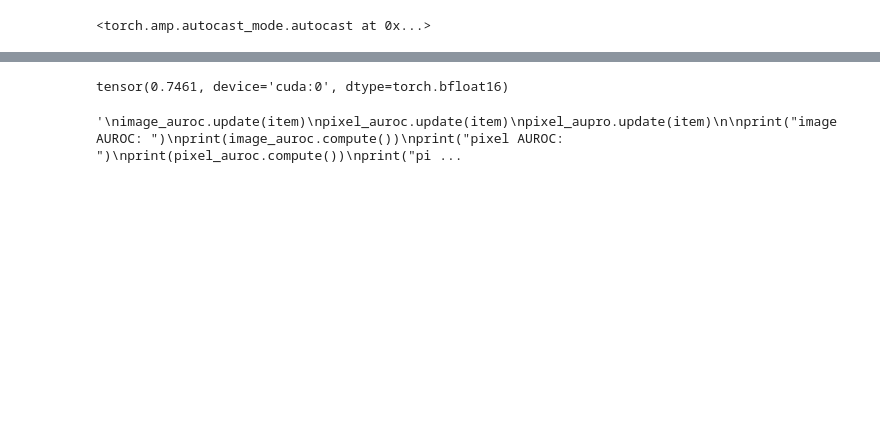
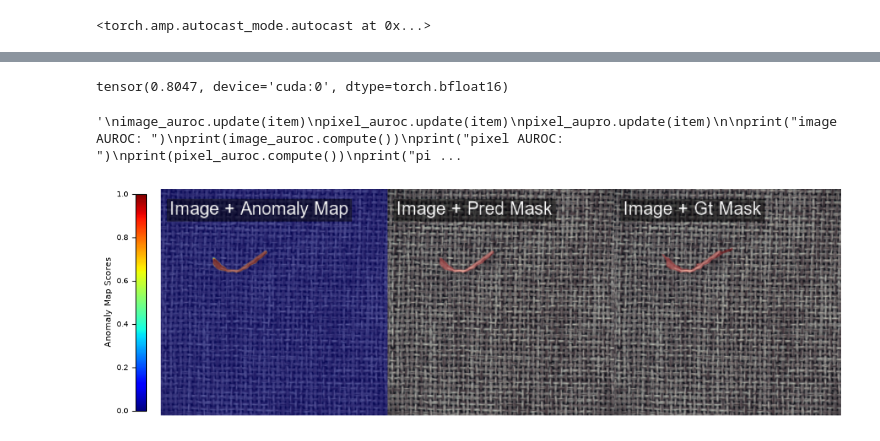
Before and after one commit to Valdo0811/Bachelor, a Jupyter notebook: test.ipynb, the cells around one changed output, grey strips where cells are left out. Saved outputs shown, nothing was run; the diff lists cells and outputs as text; code cells hidden in the pictures; blank space fills up the shorter version.

```diff
--- a/test.ipynb
+++ b/test.ipynb
@@ -42,6 +42,8 @@ from anomalib.data.dataclasses.torch import ImageBatch, ImageItem
 from torchvision import transforms
 from anomalib.visualization.image.item_visualizer import visualize_image_item
 from anomalib.visualization import visualize_anomaly_map
+import numpy as np
+import matplotlib.pyplot as plt
 image_auroc = AUROC(fields=["pred_score", "gt_label"], prefix="image")
 pixel_auroc = AUROC(fields=["anomaly_map", "gt_mask"], prefix="pixel")
 pixel_aupro = AUPRO(fpr_limit=0.3,fields=["anomaly_map", "gt_mask"])
@@ -76,33 +78,62 @@ item = ImageItem(
     anomaly_map = single_map
 )
 
 
 
 vis_result = visualize_image_item(item, overlay_fields=[("image", ["anomaly_map"]),
                                                         ("image", ["pred_mask"]),
                                                         ("image", ["gt_mask"])],
                                     overlay_fields_config={
                                         "anomaly_map": {"colormap": True, "normalize": True},
                                         "pred_mask": {"mode": "fill", "color": (255, 0, 0), "alpha": 0.5},
                                         "gt_mask": {"mode": "fill", "color": (255, 0, 0), "alpha": 0.5}},
                                     text_config={
                                         "font": "arial.ttf",
                                         "size": 20
                                     }
                                 )
-vis_result.save(f"visualizations/vis.png")
-del vis_result
+
+fig, ax = plt.subplots(figsize=(10, 6))
+
+ax.imshow(np.asarray(vis_result))
+ax.axis("off")
+
+cmap = plt.cm.jet
+norm = plt.Normalize(vmin=0, vmax=1)
+
+sm = plt.cm.ScalarMappable(cmap=cmap, norm=norm)
+sm.set_array([])
+
+cbar = fig.colorbar(
+    sm,
+    ax=ax,
+    location="left",
+    fraction=0.025,
+    pad=0.02,
+    shrink=0.5,
+    aspect=20,
+)
+
+cbar.set_label("Anomaly Map Scores", fontsize=8)
+cbar.ax.tick_params(labelsize=7)
+
+fig.tight_layout()
+fig.show()
+fig.savefig("visualizations/carpet_thread_loose_thread.png", bbox_inches="tight")
+#vis_result.save(f"visualizations/metal_nut_flip_flipped_nut.png")
+#del vis_result
 '''
 image_auroc.update(item)
 pixel_auroc.update(item)
 pixel_aupro.update(item)
 
 print("image AUROC: ")
 print(image_auroc.compute())
 print("pixel AUROC: ")
 print(pixel_auroc.compute())
 print("pixel AUPRO")
 # '''
 # %% [output]
-tensor(0.7461, device='cuda:0', dtype=torch.bfloat16)
+tensor(0.8047, device='cuda:0', dtype=torch.bfloat16)
 '\nimage_auroc.update(item)\npixel_auroc.update(item)\npixel_aupro.update(item)\n\nprint("image AUROC: ")\nprint(image_auroc.compute())\nprint("pixel AUROC: ")\nprint(pixel_auroc.compute())\nprint("pi ...
+[figure, added]
```
Also changed, not shown: parts of 2 cells of this notebook, 18 other files.
